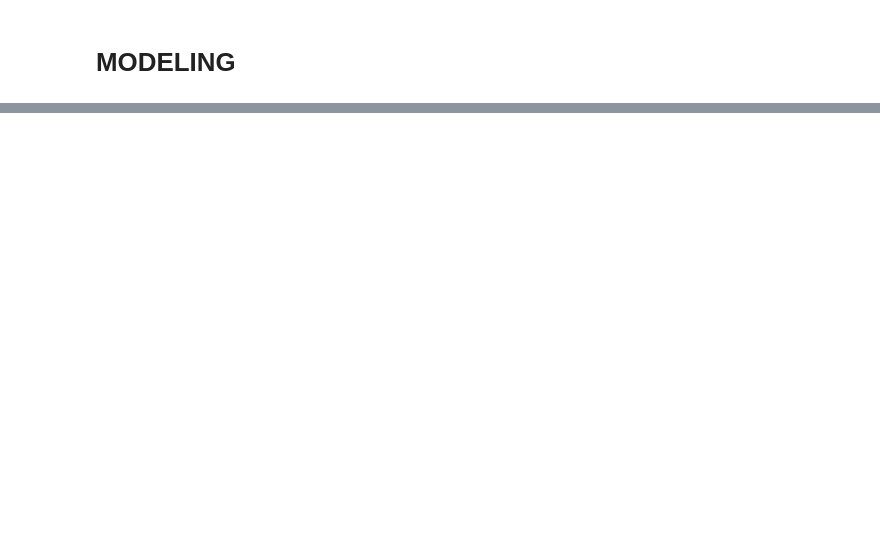
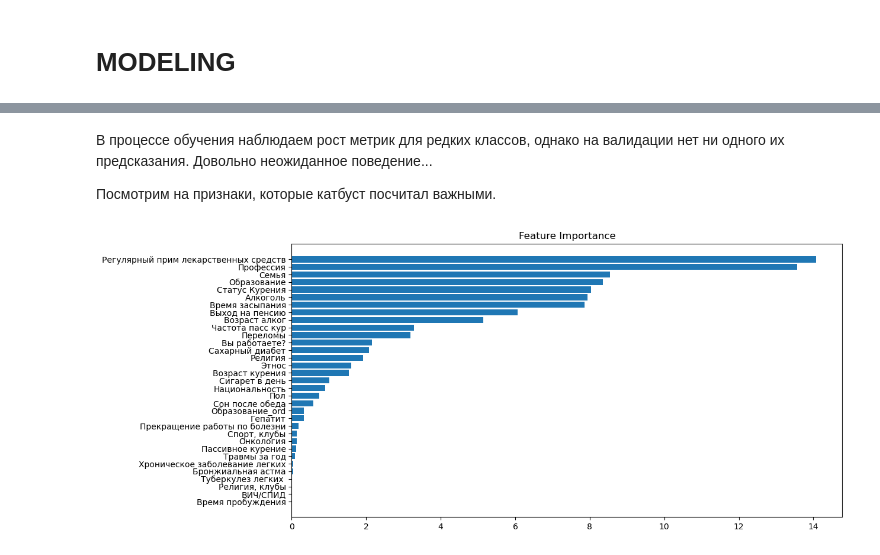
Before and after one commit to valvarl/hse_workshop_classification, a Jupyter notebook: notebooks/draft.ipynb, the cells around one changed output, grey strips where cells are left out. Cells and saved outputs as stored; diff of their text form; code cells hidden in the pictures; blank space fills up the shorter version.

```diff
--- a/notebooks/draft.ipynb
+++ b/notebooks/draft.ipynb
@@ -162,0 +181,12 @@ array([0.24287582, 0.21764706, 0.23425197])
+# %%
+train_data_transformed = utils.preprocess_pipe.fit_transform(train_data)
+train_target_transformed = utils.preprocess_pipe.transform(val_data)
+utils.save_model(utils.preprocess_pipe, os.path.join(model_path, 'preproc.pkl'))
+# %%
+logit = MultiOutputClassifier(LogisticRegression(solver='liblinear', random_state=RS, fit_intercept=True, penalty='l1', C=0.1))
+
+logit.fit(train_data_transformed, train_target)
+y_pred = logit.predict(train_target_transformed)
+
+evaluate(val_target.to_numpy(), y_pred)
+draw_coverage(val_target.to_numpy(), y_pred)
@@ -162,0 +204,7 @@ array([0.24287582, 0.21764706, 0.23425197])
+# %%
+model = ExtraTreesClassifier(random_state=RS, n_estimators=200, max_depth=20)
+model.fit(train_data_transformed, train_target)
+y_pred = model.predict(train_target_transformed)
+
+evaluate(val_target.to_numpy(), y_pred)
+draw_coverage(val_target.to_numpy(), y_pred)
@@ -162,0 +222,13 @@ array([0.24287582, 0.21764706, 0.23425197])
+# %%
+cb_train_data = train_data.copy()
+cb_train_data['Частота пасс кур'].fillna(cb_train_data['Частота пасс кур'].value_counts().index[0], inplace=True)
+cb_train_data[cfg.REAL_COLS] = cb_train_data[cfg.REAL_COLS].astype(str)
+pool = Pool(cb_train_data, train_target, cat_features=cfg.CAT_COLS)
+
+cb = CatBoostClassifier(iterations=1000, loss_function='MultiLogloss', eval_metric='MultiLogloss',
+                            learning_rate=0.03, bootstrap_type='Bayesian', boost_from_average=False,
+                            leaf_estimation_iterations=1, leaf_estimation_method='Gradient',
+                            custom_metric=['Recall', 'F1'], silent=True, depth=10, # l2_leaf_reg=2.0,
+                            early_stopping_rounds=100,)
+
+cb.fit(pool, verbose=False, plot=True)
@@ -162,0 +251,14 @@ array([0.24287582, 0.21764706, 0.23425197])
+# %% [markdown]
+В процессе обучения наблюдаем рост метрик для редких классов, однако на валидации нет ни одного их предсказания. Довольно неожиданное поведение...
+
+Посмотрим на признаки, которые катбуст посчитал важными.
+# %%
+feature_importance = cb.feature_importances_
+sorted_idx = np.argsort(feature_importance)
+fig = plt.figure(figsize=(12, 6))
+plt.barh(range(len(sorted_idx)), feature_importance[sorted_idx], align='center')
+plt.yticks(range(len(sorted_idx)), np.array(X_test.columns)[sorted_idx])
+plt.title('Feature Importance')
+plt.show()
+# %% [output]
+[figure, added]
```
Also changed, not shown: parts of 73 cells of this notebook, 6 other files.
